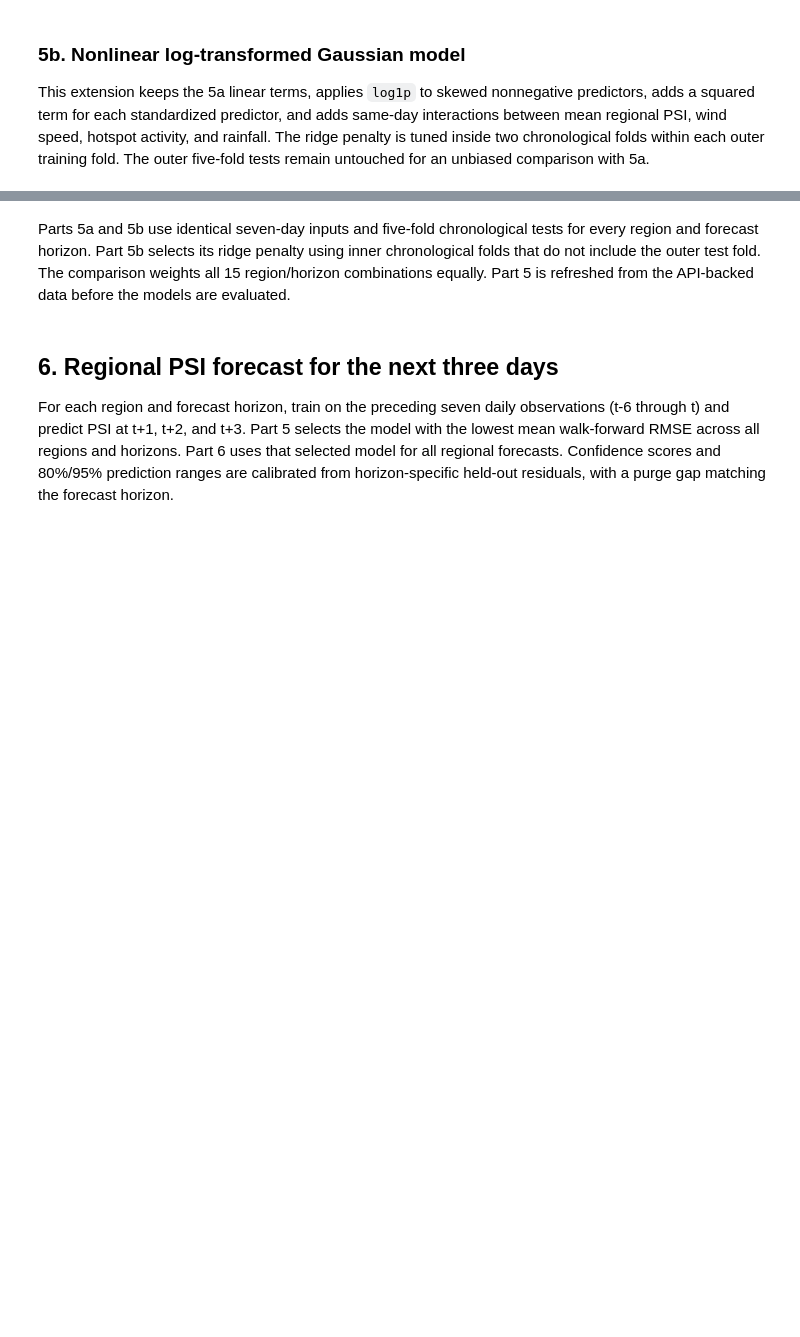
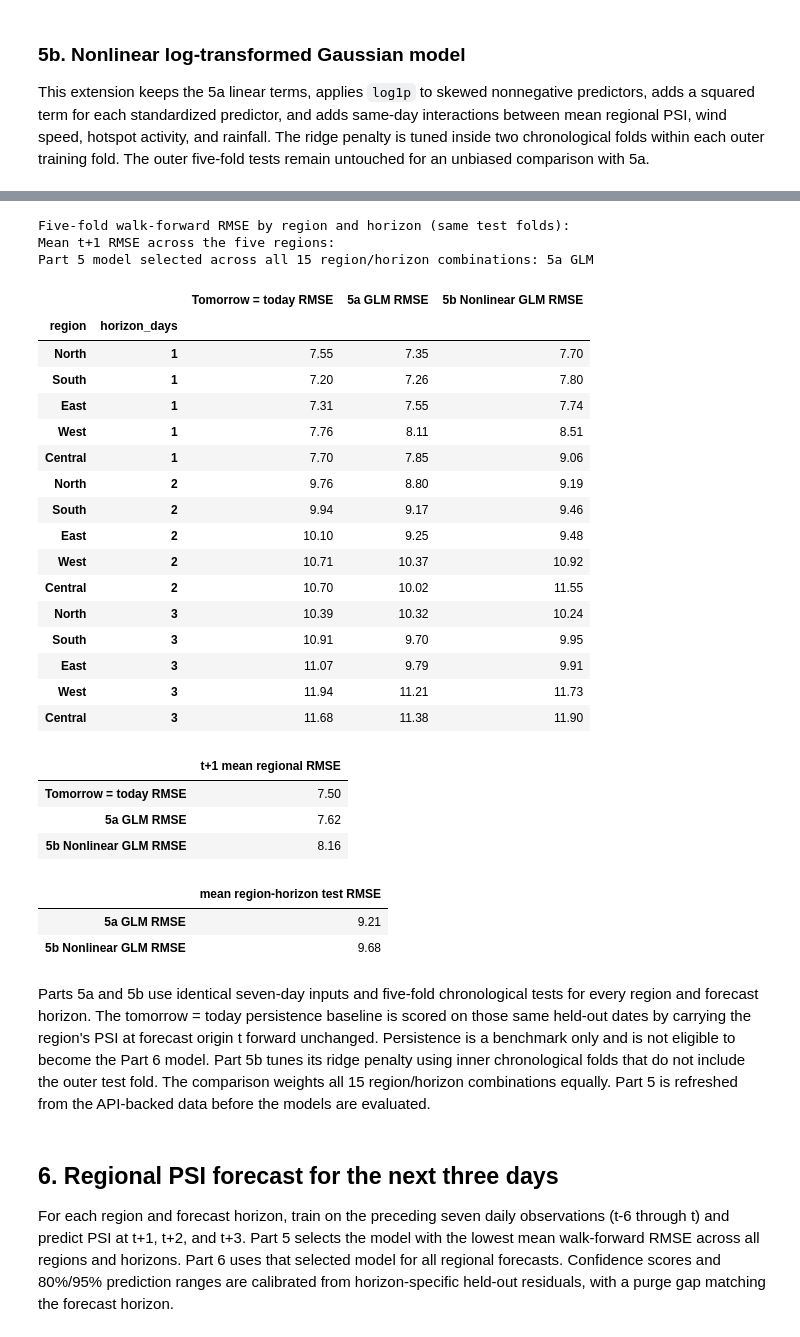
Before and after one commit to bowlofcloud/haze_monitoring_prediction_2026, a Jupyter notebook: notebooks/haze_analysis.ipynb, the cells around one changed output, grey strips where cells are left out. Saved outputs shown, nothing was run; the diff lists cells and outputs as text; code cells hidden in the pictures; blank space fills up the shorter version.

```diff
--- a/notebooks/haze_analysis.ipynb
+++ b/notebooks/haze_analysis.ipynb
@@ -637,19 +649,51 @@ Inner-fold regularization candidates (alpha): (0.01, 0.1, 1.0, 10.0, 100.0, 1000
 # %%
-# Compare the basic 5a GLM with the nonlinear 5b extension.
+# Compare the persistence baseline with the two model candidates; selection is between 5a and 5b.
 model_comparison = pd.DataFrame({
+    "Tomorrow = today RMSE": glm_results["Tomorrow = today RMSE"],
     "5a GLM RMSE": glm_results["GLM RMSE"],
     "5b Nonlinear GLM RMSE": nonlinear_results["Nonlinear GLM RMSE"],
 })
-model_summary = model_comparison.mean().to_frame(
+model_summary = model_comparison[["5a GLM RMSE", "5b Nonlinear GLM RMSE"]].mean().to_frame(
     "mean region-horizon test RMSE"
 ).sort_values("mean region-horizon test RMSE")
 best_model_name = model_summary.index[0].replace(" RMSE", "")
-print("Five-fold walk-forward RMSE by region and horizon:")
+print("Five-fold walk-forward RMSE by region and horizon (same test folds):")
 display(model_comparison.round(2))
-print(f"Most accurate overall by mean region-horizon RMSE: {best_model_name}")
+next_day = model_comparison.xs(1, level="horizon_days")
+print("Mean t+1 RMSE across the five regions:")
+display(next_day.mean().round(2).to_frame("t+1 mean regional RMSE"))
+print(f"Part 5 model selected across all 15 region/horizon combinations: {best_model_name}")
 model_summary.round(2)
+# %% [output]
+Five-fold walk-forward RMSE by region and horizon (same test folds):
+Mean t+1 RMSE across the five regions:
+Part 5 model selected across all 15 region/horizon combinations: 5a GLM
+|  |  | Tomorrow = today RMSE | 5a GLM RMSE | 5b Nonlinear GLM RMSE |
+| region | horizon_days |  |  |  |
+| North | 1 | 7.55 | 7.35 | 7.70 |
+| South | 1 | 7.20 | 7.26 | 7.80 |
+| East | 1 | 7.31 | 7.55 | 7.74 |
+| West | 1 | 7.76 | 8.11 | 8.51 |
+| Central | 1 | 7.70 | 7.85 | 9.06 |
+| North | 2 | 9.76 | 8.80 | 9.19 |
+| South | 2 | 9.94 | 9.17 | 9.46 |
+| East | 2 | 10.10 | 9.25 | 9.48 |
+| West | 2 | 10.71 | 10.37 | 10.92 |
+| Central | 2 | 10.70 | 10.02 | 11.55 |
+| North | 3 | 10.39 | 10.32 | 10.24 |
+| South | 3 | 10.91 | 9.70 | 9.95 |
+| East | 3 | 11.07 | 9.79 | 9.91 |
+| West | 3 | 11.94 | 11.21 | 11.73 |
+| Central | 3 | 11.68 | 11.38 | 11.90 |
+|  | t+1 mean regional RMSE |
+| Tomorrow = today RMSE | 7.50 |
+| 5a GLM RMSE | 7.62 |
+| 5b Nonlinear GLM RMSE | 8.16 |
+|  | mean region-horizon test RMSE |
+| 5a GLM RMSE | 9.21 |
+| 5b Nonlinear GLM RMSE | 9.68 |
 # %% [markdown]
-Parts 5a and 5b use identical seven-day inputs and five-fold chronological tests for every region and forecast horizon. Part 5b selects its ridge penalty using inner chronological folds that do not include the outer test fold. The comparison weights all 15 region/horizon combinations equally. Part 5 is refreshed from the API-backed data before the models are evaluated.
+Parts 5a and 5b use identical seven-day inputs and five-fold chronological tests for every region and forecast horizon. The tomorrow = today persistence baseline is scored on those same held-out dates by carrying the region's PSI at forecast origin t forward unchanged. Persistence is a benchmark only and is not eligible to become the Part 6 model. Part 5b tunes its ridge penalty using inner chronological folds that do not include the outer test fold. The comparison weights all 15 region/horizon combinations equally. Part 5 is refreshed from the API-backed data before the models are evaluated.
 # %% [markdown]
 ## 6. Regional PSI forecast for the next three days
 
```
Also changed, not shown: parts of 4 cells of this notebook, 3 other files.
